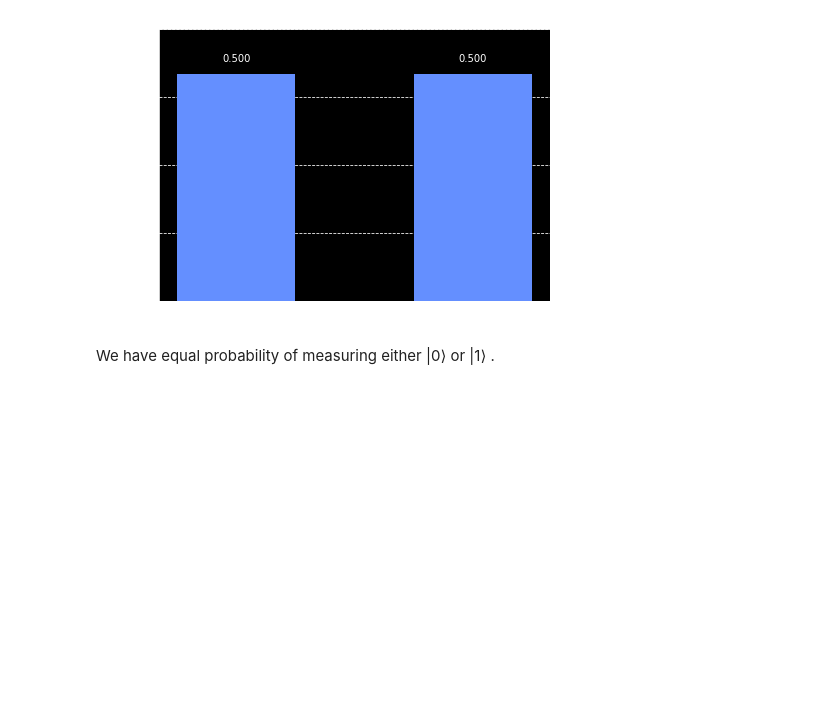
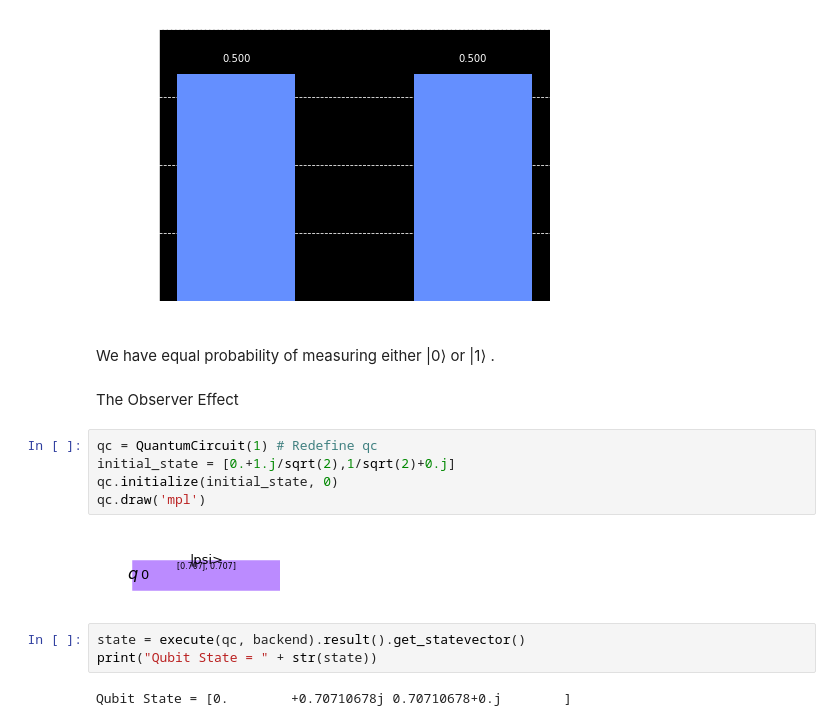
Before and after one commit to konkalaitzidis/Quantum-Computing-Programming, a Jupyter notebook: Qiskit/Exploring-Qubits-with-Qiskit.ipynb, the cells around one changed output. Saved outputs shown, nothing was run; the diff lists cells and outputs as text; blank space fills up the shorter version.

```diff
--- a/Qiskit/Exploring-Qubits-with-Qiskit.ipynb
+++ b/Qiskit/Exploring-Qubits-with-Qiskit.ipynb
@@ -67,3 +67,17 @@ plot_histogram(results)
 [figure]
 # %% [markdown]
 We have equal probability of measuring either  |0⟩  or  |1⟩ .
+# %% [markdown]
+The Observer Effect
+# %%
+qc = QuantumCircuit(1) # Redefine qc
+initial_state = [0.+1.j/sqrt(2),1/sqrt(2)+0.j]
+qc.initialize(initial_state, 0)
+qc.draw('mpl')
+# %% [output]
+[figure, added]
+# %%
+state = execute(qc, backend).result().get_statevector()
+print("Qubit State = " + str(state))
+# %% [output]
+Qubit State = [0.        +0.70710678j 0.70710678+0.j        ]
```
Also changed, not shown: parts of 4 cells of this notebook, 1 other file.
